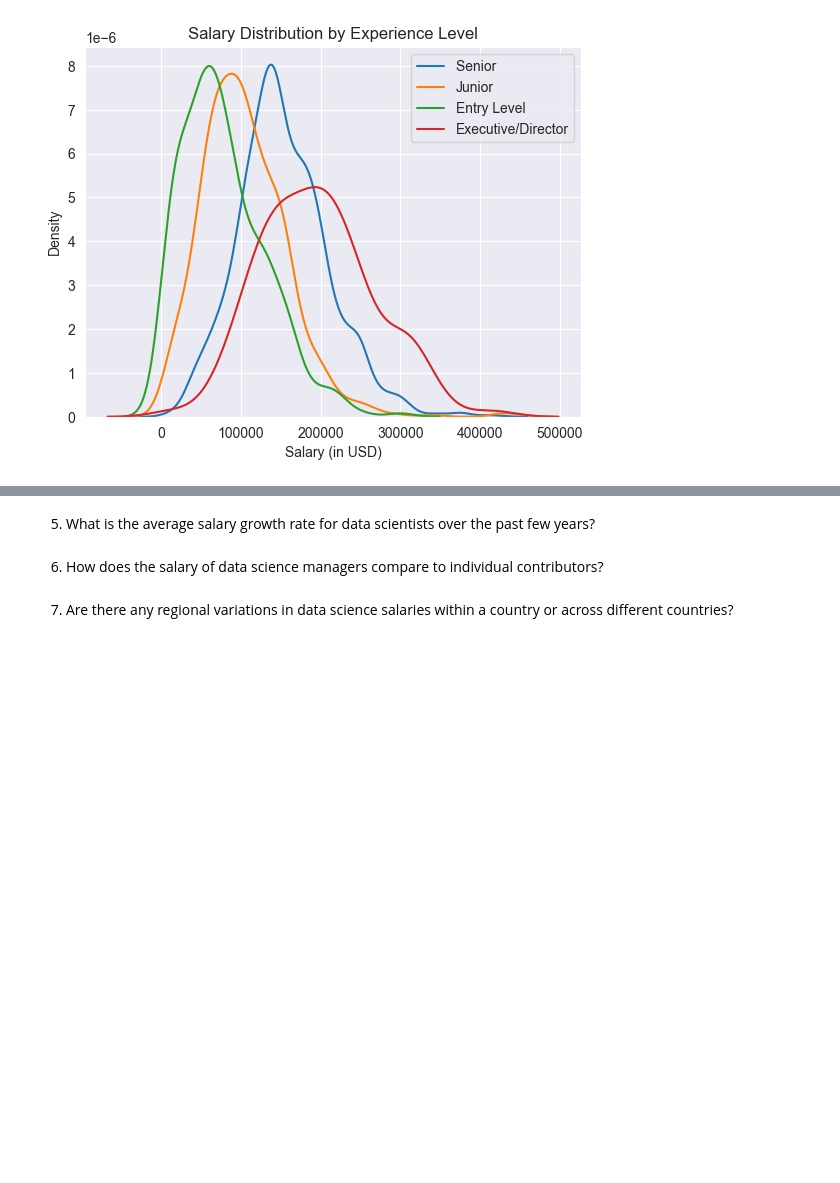
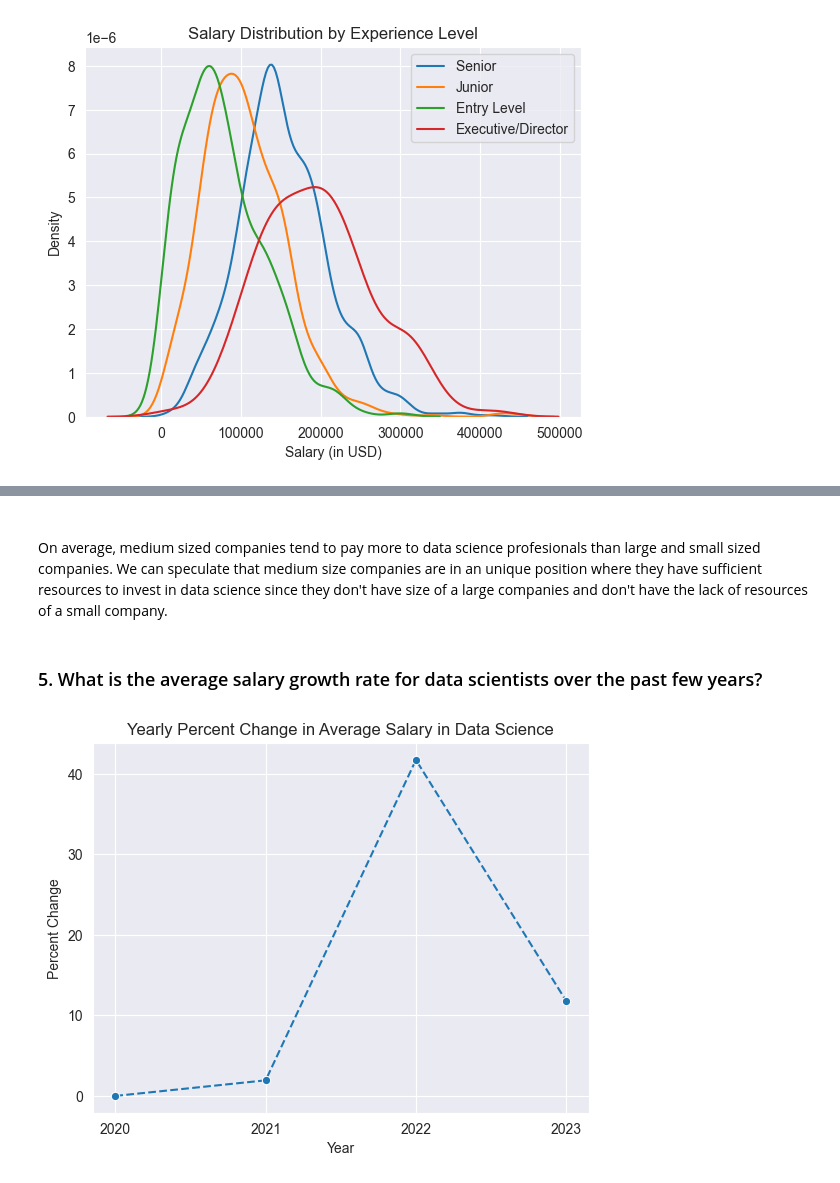
Before and after one commit to Nick-Climaco/code, a Jupyter notebook: Python_code/data projects/Data Science Salaries/notebook.ipynb, the cells around one changed output, grey strips where cells are left out. Drawn from its saved outputs; the diff is of its cells as text; code cells hidden in the pictures; blank space fills up the shorter version.

```diff
--- a/Python_code/data projects/Data Science Salaries/notebook.ipynb
+++ b/Python_code/data projects/Data Science Salaries/notebook.ipynb
@@ -249,9 +234,23 @@ plt.show()
+# %% [markdown]
+###
+On average, medium sized companies tend to pay more to data science profesionals than large and small sized companies. We can speculate that medium size companies are in an unique position where they have sufficient resources to invest in data science since they don't have size of a large companies and don't have the lack of resources of a small company.
 # %% [markdown]
 
-5. What is the average salary growth rate for data scientists over the past few years?
+### 5. What is the average salary growth rate for data scientists over the past few years?
-# %% [markdown]
-6. How does the salary of data science managers compare to individual contributors?
-# %% [markdown]
-7. Are there any regional variations in data science salaries within a country or across different countries?
+# %%
+yearly_salary = salary_df.groupby("year")["salary_in_usd"].agg(lambda x : round(np.mean(x), 2)).reset_index()
+# %%
+yearly_salary["pct_increase"] = yearly_salary["salary_in_usd"].pct_change() * 100
+yearly_salary["pct_increase"] = yearly_salary["pct_increase"].fillna(0)
+# %%
+sns.lineplot(x = "year", y = "pct_increase", data = yearly_salary, marker = "o", linestyle = "dashed")
+
+plt.xticks([2020,2021,2022,2023])
+plt.xlabel("Year")
+plt.ylabel("Percent Change")
+plt.title("Yearly Percent Change in Average Salary in Data Science")
+plt.show()
+# %% [output]
+[figure, added]
 # %% [markdown]
 
```
Also changed, not shown: parts of 7 cells of this notebook.
